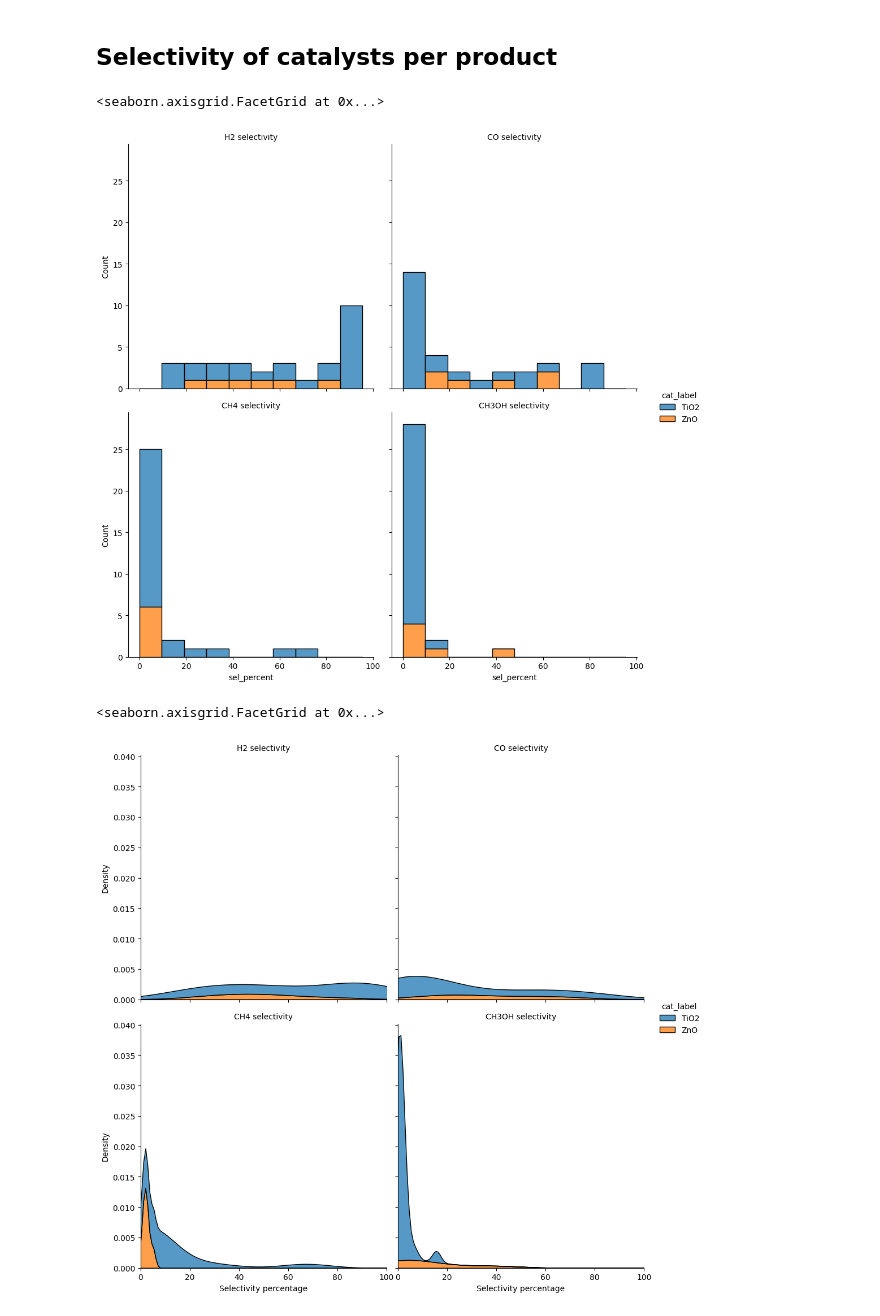
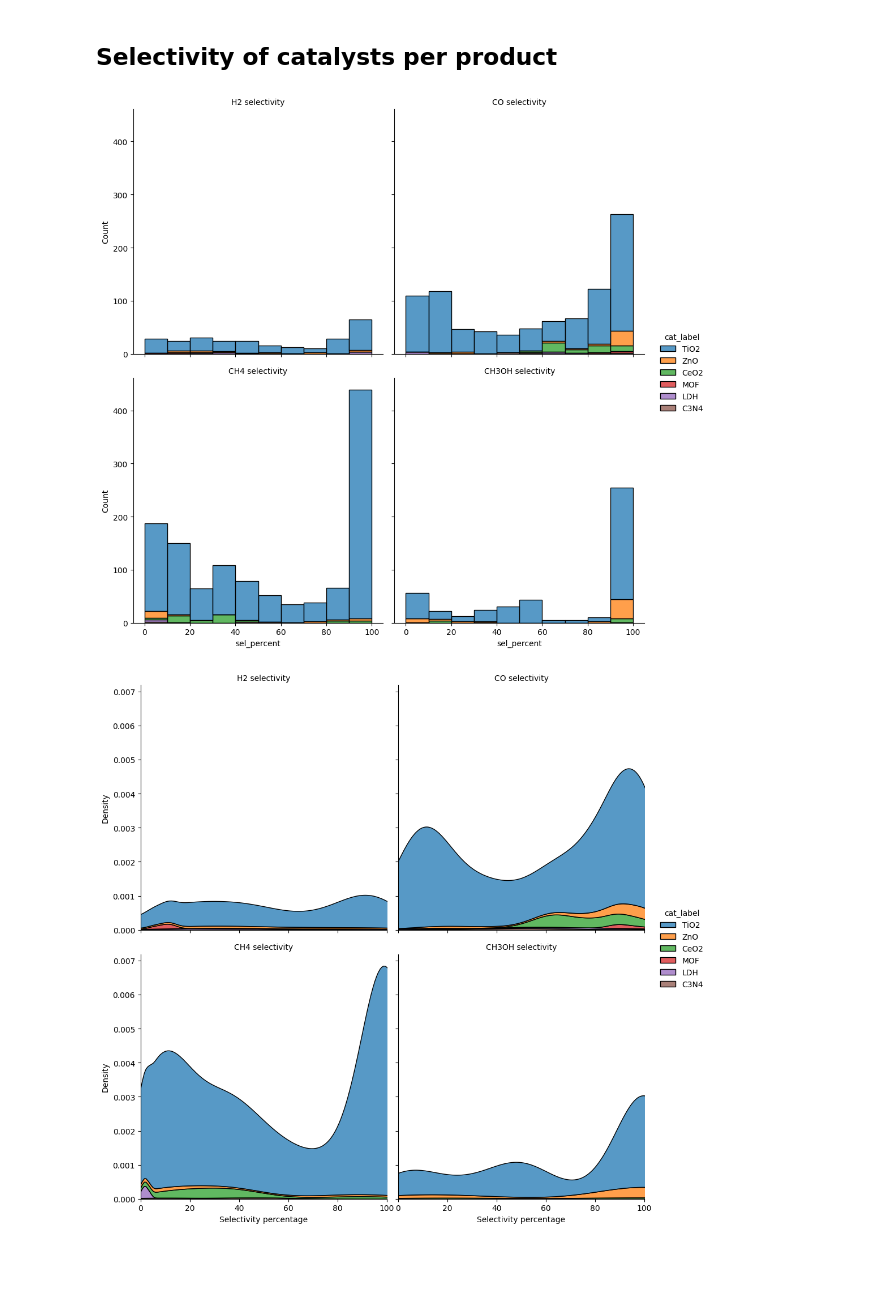
Before and after one commit to SolarChem/solarchem-kg, a Jupyter notebook: notebooks/queries-and-figures.ipynb, the cells around one changed output. Saved outputs shown, nothing was run; the diff lists cells and outputs as text; code cells hidden in the pictures; blank space fills up the shorter version.

```diff
--- a/notebooks/queries-and-figures.ipynb
+++ b/notebooks/queries-and-figures.ipynb
@@ -15,7 +15,7 @@ Extracting information to build graphics from the KG.
 The wrapper is defined with the endpoint URL, and a set of prefixes used in the KG is provided to shorten the queries. Two functions are defined, to execute the query and retrieve the results as a formatted table (`run_query_csv`) and as a json file (`run_query_json`).
 # %%
 sparql = SPARQLWrapper(
-    "https://graphdb.linkeddata.es/repositories/SolarChem"
+    "https://solarchem.linkeddata.es/repositories/solarchem"
 )
 
 prefixes = """
@@ -294,20 +295,36 @@ g_hist = sns.displot(data=q_res,
                      )
 g_hist.set_titles(col_template='{col_name} selectivity')
 # %% [output]
-<seaborn.axisgrid.FacetGrid at 0x...>
-[figure, old version]
+[figure, new version]
 # %%
+query = prefixes + """
+    SELECT ?cat_label ?product_label ?sel_percent
+    WHERE {
+       ?expexec prov:used ?input .
+       ?input solar:hasRole solar:Catalyst ;
+            rdfs:label ?cat_label .
+        ?output prov:wasGeneratedBy ?expexec ;
+            rdfs:label ?product_label ;
+            solar:selectivityPercentage ?sel_percent .
+
+        VALUES ?cat_label { 'TiO2' 'ZnO' 'CeO2' 'MOF' 'LDH' 'C3N4' }
+        VALUES ?product_label { 'CO' 'H2' 'CH4' 'CH3OH' }
+    } ORDER BY DESC (?product_label)
+"""
+
+q_res = run_query_csv(query)
+
 g = sns.displot(data=q_res,
                      col='product_label', col_wrap=2,
                      hue='cat_label', multiple='stack',
                      x='sel_percent',
                      kind='kde',
                     # stat='percent',   ##already calculated in KG
                      #bins=10
                      )
 g.set(xlim=(0,100))
 g.set_titles(col_template='{col_name} selectivity')
 g.set_axis_labels(x_var='Selectivity percentage')
+g.savefig('figures/selectivity.png')
 # %% [output]
-<seaborn.axisgrid.FacetGrid at 0x...>
-[figure, old version]
+[figure, new version]
```
Also changed, not shown: parts of 7 cells of this notebook, 5 other files.
